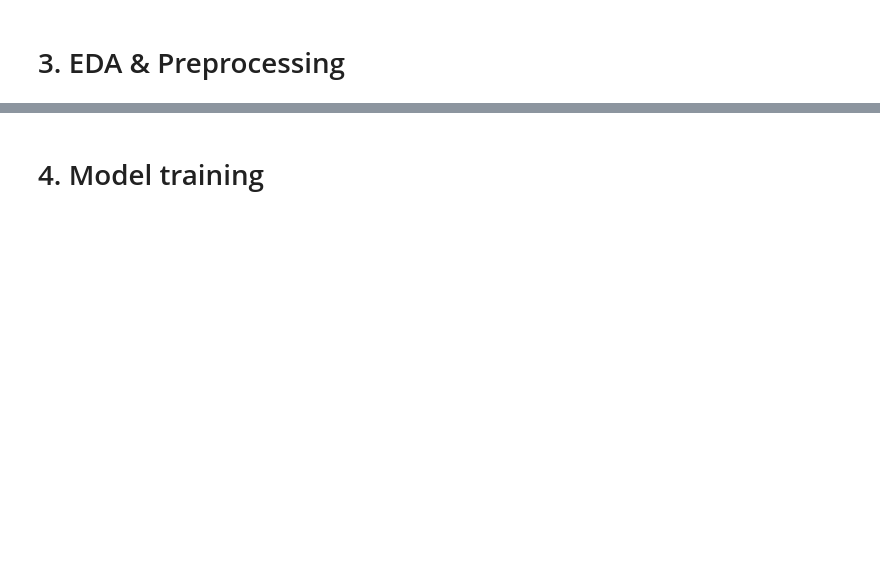
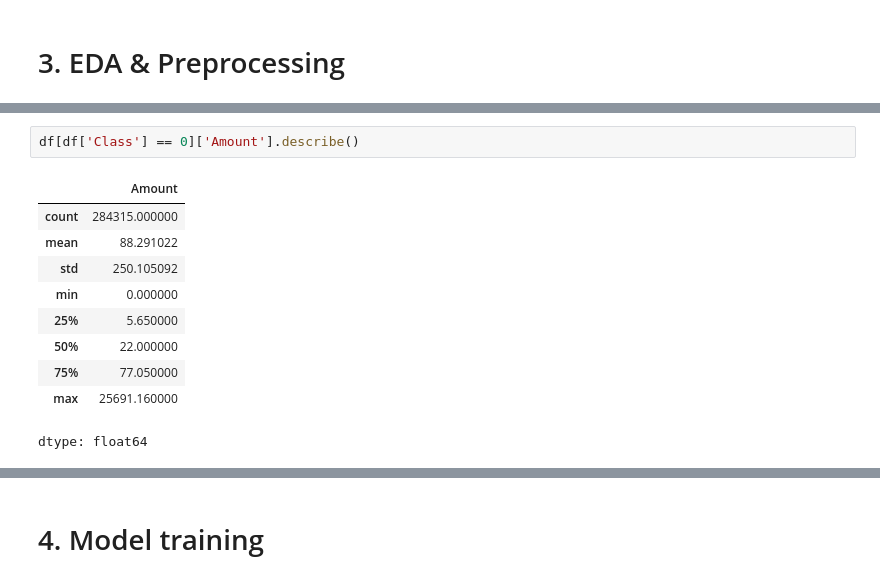
Before and after one commit to torreblanca99/course_financial_applications, a Jupyter notebook: notebooks/01_ Fintech_Toolbox/03_fraud_detection_autoenc.ipynb, the cells around one changed output, grey strips where cells are left out. Cells and saved outputs as stored; diff of their text form; blank space fills up the shorter version.

```diff
--- a/notebooks/01_ Fintech_Toolbox/03_fraud_detection_autoenc.ipynb
+++ b/notebooks/01_ Fintech_Toolbox/03_fraud_detection_autoenc.ipynb
@@ -64,0 +144,13 @@ Autoencoders can be highly effective in fraud detection, particularly in identif
+# %%
+df[df['Class'] == 0]['Amount'].describe()
+# %% [output]
+|  | Amount |
+| count | 284315.000000 |
+| mean | 88.291022 |
+| std | 250.105092 |
+| min | 0.000000 |
+| 25% | 5.650000 |
+| 50% | 22.000000 |
+| 75% | 77.050000 |
+| max | 25691.160000 |
+dtype: float64
```
Also changed, not shown: parts of 18 cells of this notebook.
